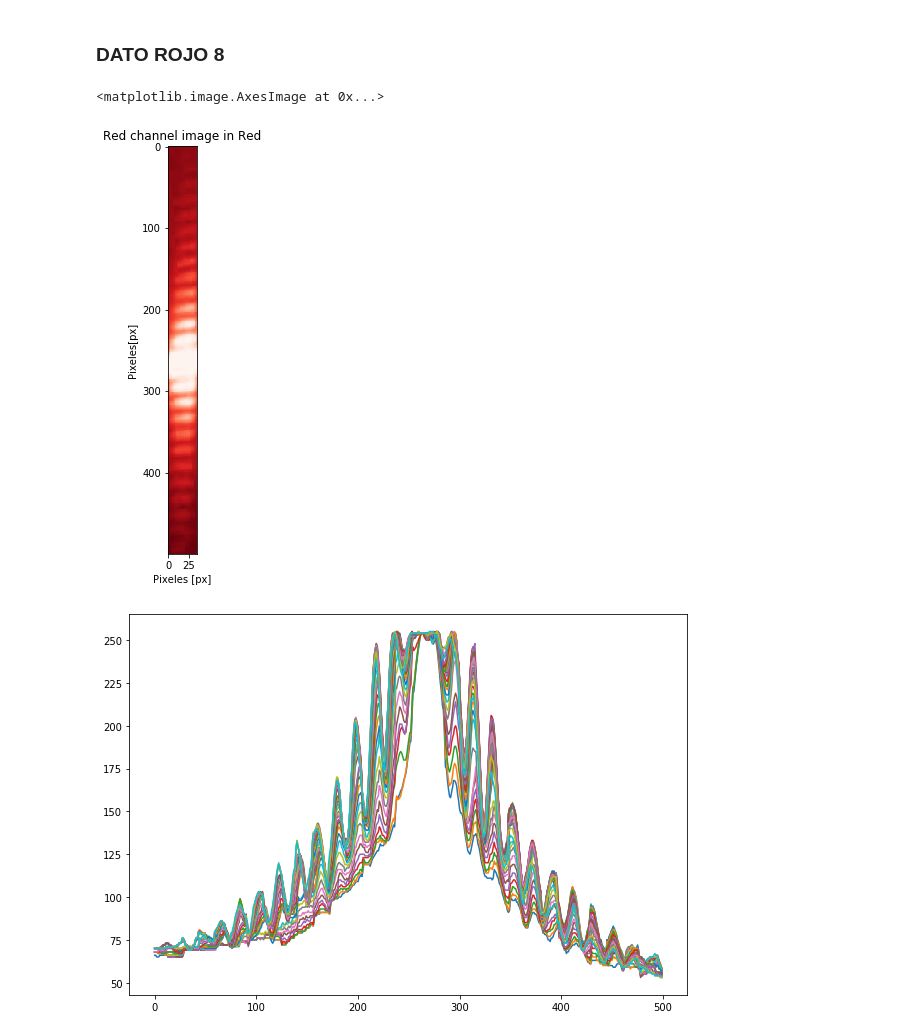
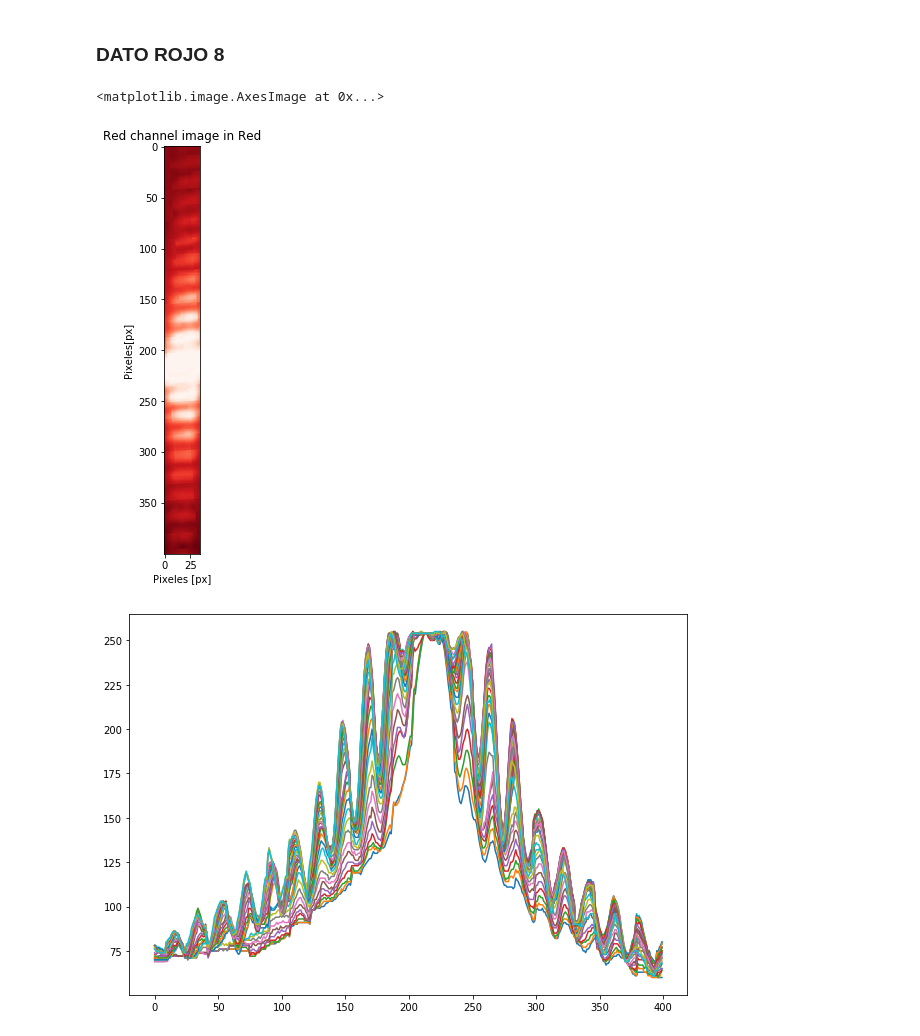
Before and after one commit to LunaKadysz/Laboratorio-4, a Jupyter notebook: Practica2/Practica2.ipynb, the cells around one changed output. Saved outputs shown, nothing was run; the diff lists cells and outputs as text; code cells hidden in the pictures.

```diff
--- a/Practica2/Practica2.ipynb
+++ b/Practica2/Practica2.ipynb
@@ -469,27 +469,27 @@ La diferencia media entre minimos es: 24.083333333333332 +- 1.777560750641795
 # %%
 %matplotlib inline
 
 color = 'Red'
 A = images_dict['datosrojo8'][color]
 plt.figure(figsize = (9, 7.5))
 plt.imshow(A, cmap=plt.cm.Reds_r)
 plt.title(f'{color} channel image in {color}')
 plt.xlabel('Pixeles [px]')
 plt.ylabel('Pixeles[px]')
 
-R = ndimage.rotate(A, 4.1)[250:700,315:350]
+R = ndimage.rotate(A, 4.1)[250:650,315:350]
 Rt = np.transpose(R)
 plt.imshow(Rt, cmap=plt.cm.Reds_r)
 plt.imshow(R, cmap=plt.cm.Reds_r)
 # %% [output]
 <matplotlib.image.AxesImage at 0x...>
-[figure, old version]
+[figure, new version]
 # %%
 plt.figure(figsize = (10, 7))
 for i in range(30):
     plt.plot(range(len(Rt[i])),Rt[i])
 # %% [output]
-[figure, old version]
+[figure, new version]
 # %%
 mediana, error = promedio(R)
 plt.plot(range(len(mediana)),np.array(mediana))
```
Also changed, not shown: parts of 8 cells of this notebook.
